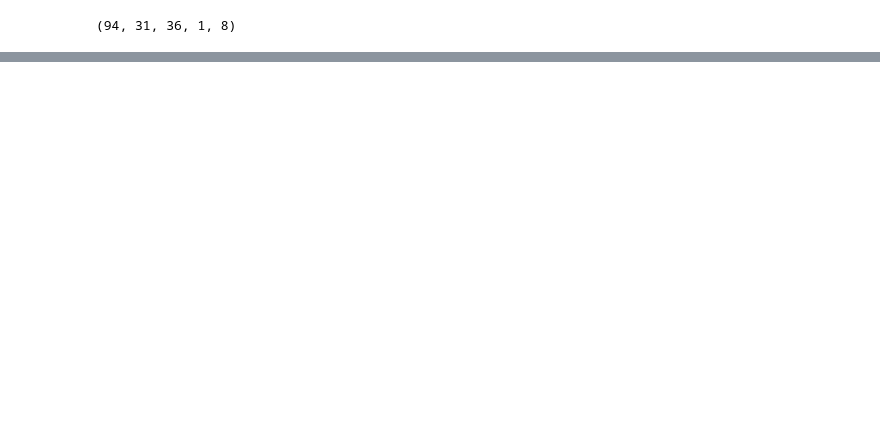
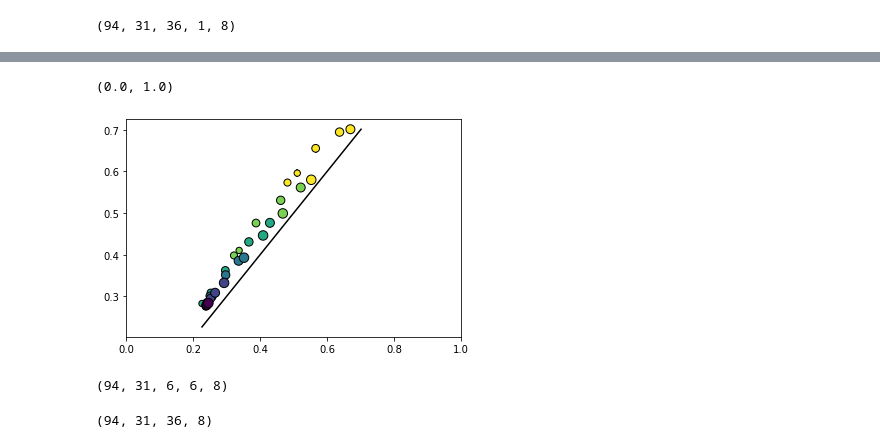
Before and after one commit to anitsoga/mossing_paper_code, a Jupyter notebook: simulation/vip_sst_subnetwork_dynamics.ipynb, the cells around one changed output, grey strips where cells are left out. Cells and saved outputs as stored; diff of their text form; code cells hidden in the pictures; blank space fills up the shorter version.

```diff
--- a/simulation/vip_sst_subnetwork_dynamics.ipynb
+++ b/simulation/vip_sst_subnetwork_dynamics.ipynb
@@ -1014,3 +1287,33 @@ this_target_amplitude.mean()
+# %%
+iconn = 0
+ctrl, opto = reshape_resps(network_resps, iconn=iconn)
+itype = 1
+plt.figure()
+ilight = 14
+isize = 3
+# for ilight in [5, 10, 13, 15, 17, 20, 25]:
+#     sca.scatter_size_contrast_errorbar(ctrl[lkat, 0, isize:isize+1, :, itype],
+#     opto[lkat, ilight, isize:isize+1, :, itype] - ctrl[lkat, 0, isize:isize+1, :, itype],
+#     dot_size_offset=30, equality_line=False)
+for ilight in [14]:
+    sca.scatter_size_contrast_errorbar(ctrl[lkat, 0, :, :, itype],
+    opto[lkat, ilight, :, :, itype] ,#- ctrl[lkat, 0, :, :, itype],
+    dot_size_offset=30, equality_line=True)
+plt.xlim((0, 1))
+# plt.ylim((-0.0, 0.15))
+# %% [output]
+(0.0, 1.0)
+[figure, added]
+# %%
+opto.shape
+# %% [output]
+(94, 31, 6, 6, 8)
+# %%
+idir = 0
+iconn = 0
+network_resps[iconn].shape
+# %% [output]
+(94, 31, 36, 8)
 # %%
 alpha = 0.5
 
```
Also changed, not shown: parts of 31 cells of this notebook, 3 other files.
